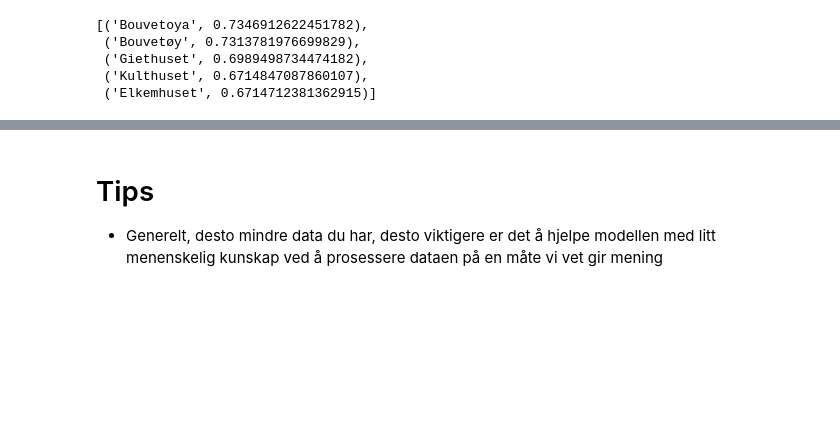
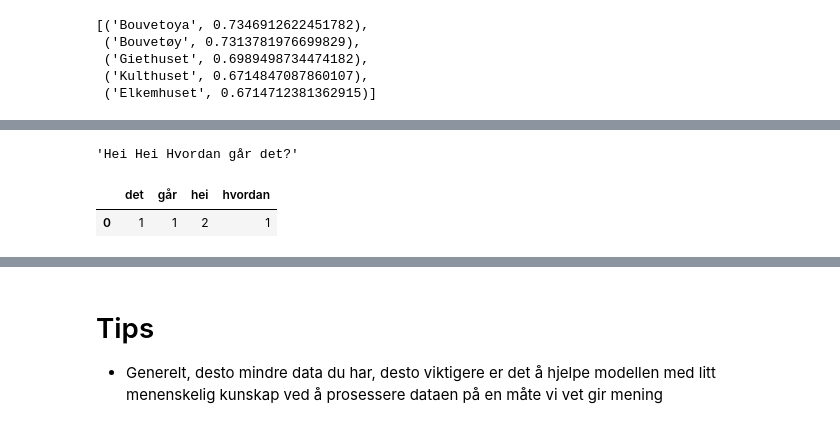
Before and after one commit to peterts/nlp-intro, a Jupyter notebook: notebooks/Presentation.ipynb, the cells around one changed output, grey strips where cells are left out. Cells and saved outputs as stored; diff of their text form; code cells hidden in the pictures; blank space fills up the shorter version.

```diff
--- a/notebooks/Presentation.ipynb
+++ b/notebooks/Presentation.ipynb
@@ -866,0 +1034,14 @@ True
+# %%
+title = "Hei "
+body = "Hvordan går det?"
+text = 2 * title + body
+text
+# %% [output]
+'Hei Hei Hvordan går det?'
+# %%
+vec = CountVectorizer()
+text_vec = vec.fit_transform([text])
+pd.DataFrame(text_vec.todense(), columns=vec.get_feature_names())
+# %% [output]
+|  | det | går | hei | hvordan |
+| 0 | 1 | 1 | 2 | 1 |
```
Also changed, not shown: parts of 98 cells of this notebook, 8 other files.
